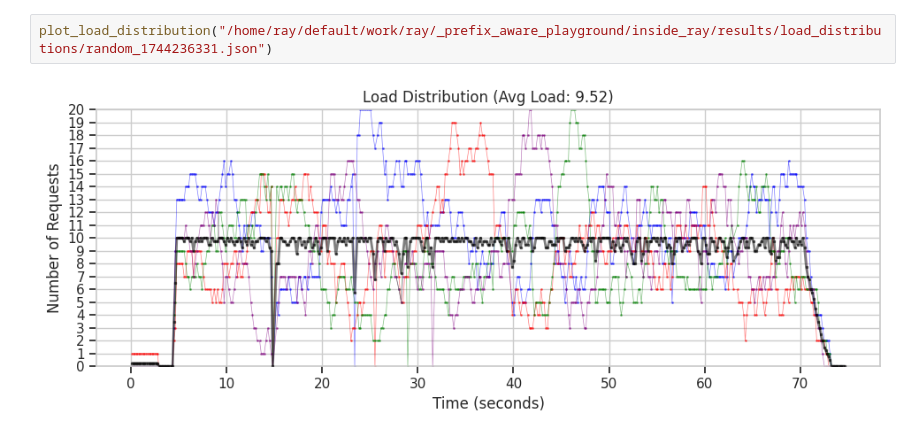
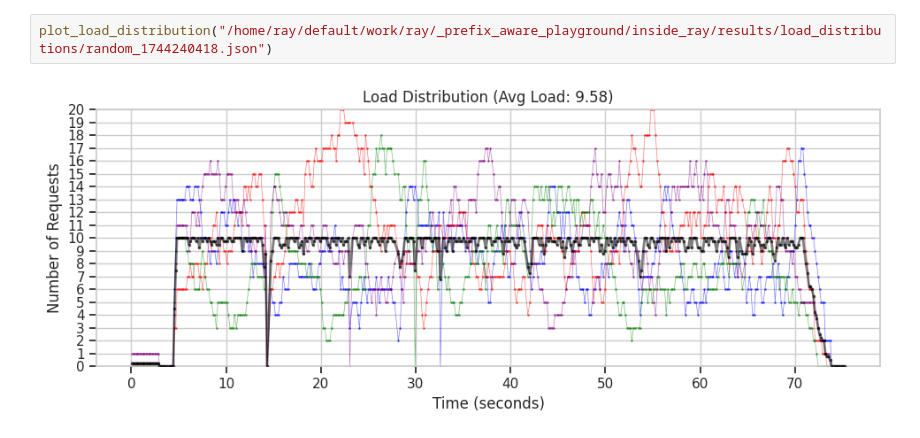
Before and after one commit to jujipotle/ray, a Jupyter notebook: _prefix_aware_playground/shared/visualize_results.ipynb, the cells around one changed output. Drawn from its saved outputs; the diff is of its cells as text.

Commit message:
clean up visualize
Signed-off-by: Justin Ji <justinji@college.harvard.edu>

```diff
--- a/_prefix_aware_playground/shared/visualize_results.ipynb
+++ b/_prefix_aware_playground/shared/visualize_results.ipynb
@@ -40,6 +714,6 @@ for metric in available_metrics:
 [figure]
 [figure]
 # %%
-plot_load_distribution("/home/ray/default/work/ray/_prefix_aware_playground/inside_ray/results/load_distributions/random_1744236331.json")
+plot_load_distribution("/home/ray/default/work/ray/_prefix_aware_playground/inside_ray/results/load_distributions/random_1744240418.json")
 # %% [output]
-[figure, old version]
+[figure, new version]
```
Also changed, not shown: parts of 15 cells of this notebook, 3 other files.
